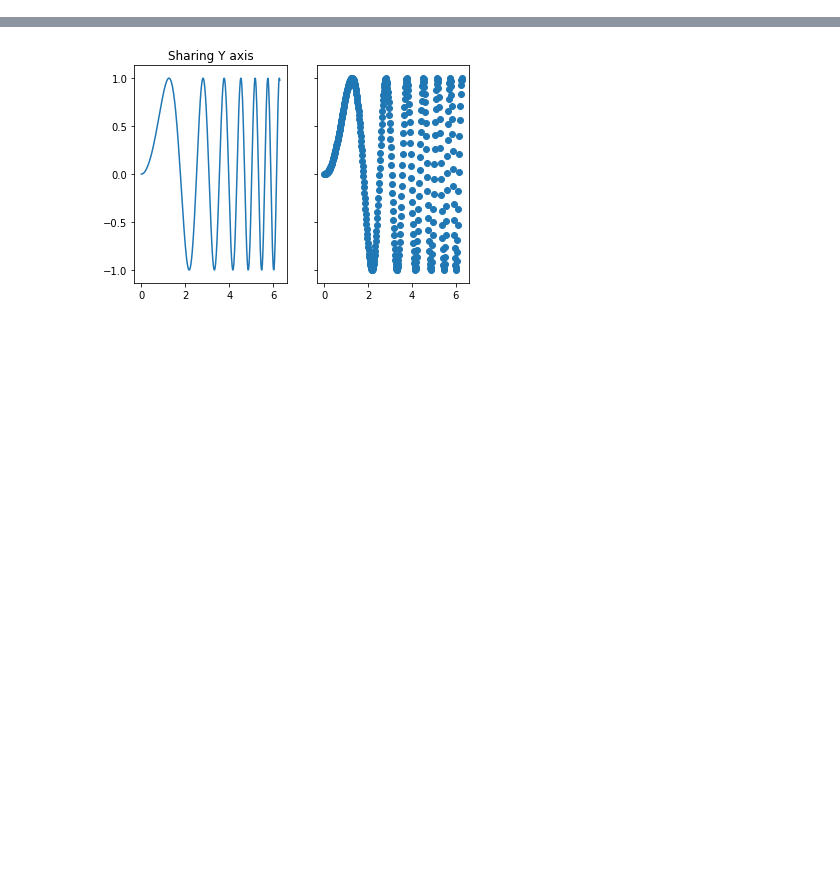
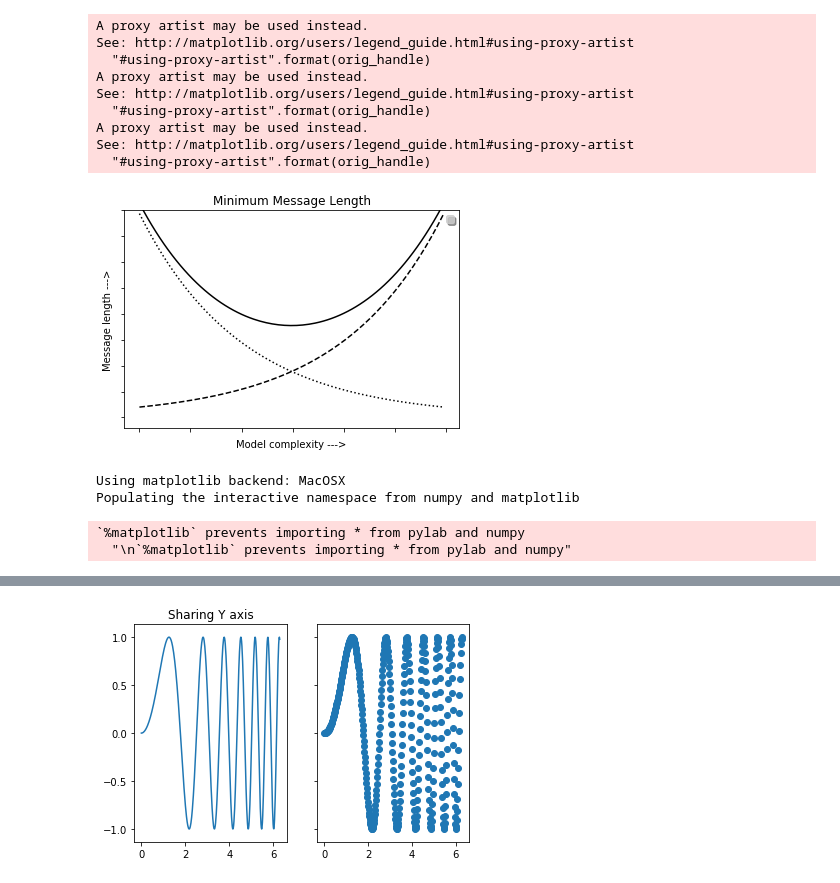
Before and after one commit to zhangy6x/research_stuff, a Jupyter notebook: jupyter_notebooks/plt_subplot.ipynb, the cells around one changed output, grey strips where cells are left out. Drawn from its saved outputs; the diff is of its cells as text; code cells hidden in the pictures; blank space fills up the shorter version.

```diff
--- a/jupyter_notebooks/plt_subplot.ipynb
+++ b/jupyter_notebooks/plt_subplot.ipynb
@@ -1,3 +1,51 @@
+# %%
+import numpy as np
+import matplotlib.pyplot as plt
+
+a = np.arange(0,3,.02)
+b = np.arange(0,3,.02)
+c = np.exp(a)
+d = c[::-1]
+
+ax = plt.subplot(111)
+plt.plot(a,c,'k--',a,d,'k:',a,c+d,'k')
+plt.legend(('Model length', 'Data length', 'Total message length'),
+           'upper center', shadow=True, fancybox=True)
+plt.ylim([-1,20])
+plt.grid(False)
+plt.xlabel('Model complexity --->')
+plt.ylabel('Message length --->')
+plt.title('Minimum Message Length')
+
+plt.setp(plt.gca(), 'yticklabels', [])
+plt.setp(plt.gca(), 'xticklabels', [])
+
+# set some legend properties.  All the code below is optional.  The
+# defaults are usually sensible but if you need more control, this
+# shows you how
+leg = plt.gca().get_legend()
+ltext  = leg.get_texts()  # all the text.Text instance in the legend
+llines = leg.get_lines()  # all the lines.Line2D instance in the legend
+frame  = leg.get_frame()  # the patch.Rectangle instance surrounding the legend
+
+# see text.Text, lines.Line2D, and patches.Rectangle for more info on
+# the settable properties of lines, text, and rectangles
+frame.set_facecolor('0.80')      # set the frame face color to light gray
+plt.setp(ltext, fontsize='small')    # the legend text fontsize
+plt.setp(llines, linewidth=1.5)      # the legend linewidth
+#leg.draw_frame(False)           # don't draw the legend frame
+plt.show()
+# %% [output]
+A proxy artist may be used instead.
+See: http://matplotlib.org/users/legend_guide.html#using-proxy-artist
+  "#using-proxy-artist".format(orig_handle)
+A proxy artist may be used instead.
+See: http://matplotlib.org/users/legend_guide.html#using-proxy-artist
+  "#using-proxy-artist".format(orig_handle)
+A proxy artist may be used instead.
+See: http://matplotlib.org/users/legend_guide.html#using-proxy-artist
+  "#using-proxy-artist".format(orig_handle)
+[figure, added]
 # %%
 """Examples illustrating the use of plt.subplots().
 
@@ -15,6 +63,12 @@ x = np.linspace(0, 2 * np.pi, 400)
 y = np.sin(x ** 2)
 
 plt.close('all')
+%pylab
+# %% [output]
+Using matplotlib backend: MacOSX
+Populating the interactive namespace from numpy and matplotlib
+`%matplotlib` prevents importing * from pylab and numpy
+  "\n`%matplotlib` prevents importing * from pylab and numpy"
 # %%
 # Just a figure and one subplot
 f, ax = plt.subplots()
```
Also changed, not shown: parts of 4 cells of this notebook, 2 other files.
